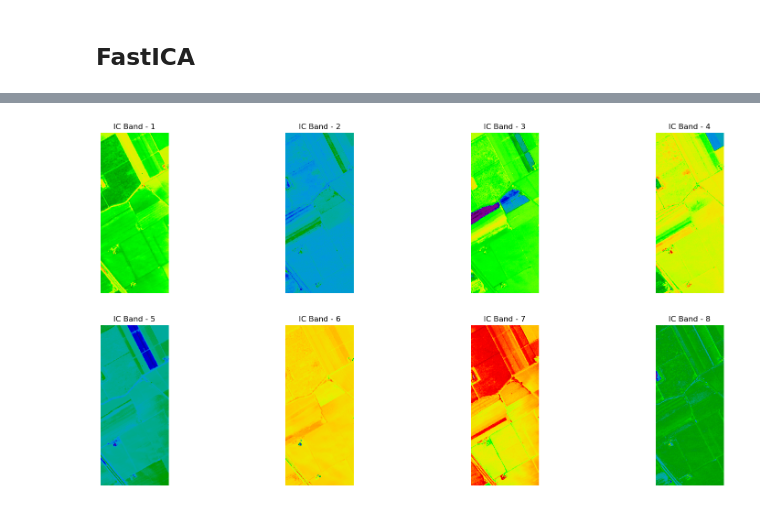
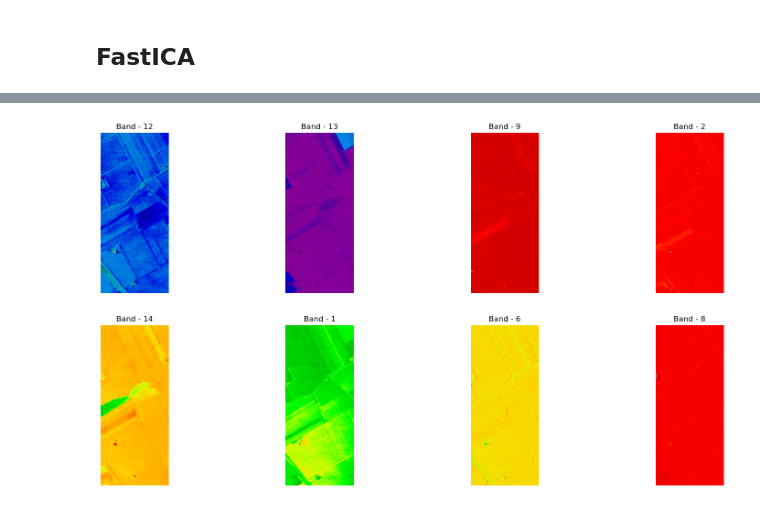
Before and after one commit to LuccaMartins/DS-Lab-1, a Jupyter notebook: dim_reduction.ipynb, the cells around one changed output, grey strips where cells are left out. Drawn from its saved outputs; the diff is of its cells as text; code cells hidden in the pictures.

```diff
--- a/dim_reduction.ipynb
+++ b/dim_reduction.ipynb
@@ -170,14 +174,10 @@ savemat(f'Datasets/{dataset_name}/{dataset_name}_PCA_{n_components}.mat', {'data
 # %% [markdown]
 ## FastICA
 # %%
-from sklearn.decomposition import FastICA
+dr_df = apply_DR(method='FastICA', n_components=n_components)
+show_random_bands(dr_df)
 
-fast_ica = FastICA(n_components=n_components,
-         random_state=0,
-         whiten='unit-variance')
-dt = fast_ica.fit_transform(df.iloc[:, :-1].values)
-df_ica = pd.concat([pd.DataFrame(data = dt), pd.DataFrame(data = y.ravel())], axis = 1)
-df_ica.columns = [f'IC-{i}' for i in range(1,n_components+1)]+['class']
-
-df_ica.head()
+# saving to .mat
+reshaped_data = np.array([row[1][:-1] for row in dr_df.iterrows()]).reshape((X.shape[0], X.shape[1], n_components))
+savemat(f'Datasets/{dataset_name}/{dataset_name}_FastICA_{n_components}.mat', {'data': reshaped_data})
 # %% [output]
@@ -190,10 +184 @@ df_ica.head()
+[figure, added]
-# %%
-fig = plt.figure(figsize = (20, 10))
-
-for i in range(1, 1+n_components):
-    fig.add_subplot(2,4, i)
-    plt.imshow(df_ica.loc[:, f'IC-{i}'].values.reshape(y.shape[0], y.shape[1]), cmap='nipy_spectral')
-    plt.axis('off')
-    plt.title(f'IC Band - {i}')
-# %% [output]
-[figure, removed]
```
Also changed, not shown: parts of 11 cells of this notebook, 7 other files.
